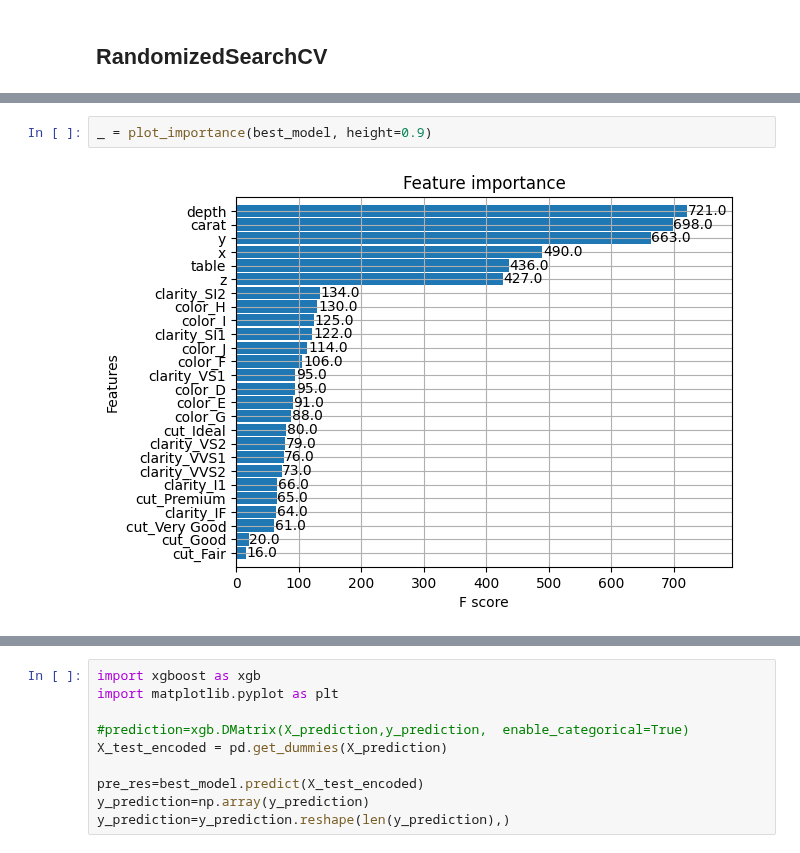
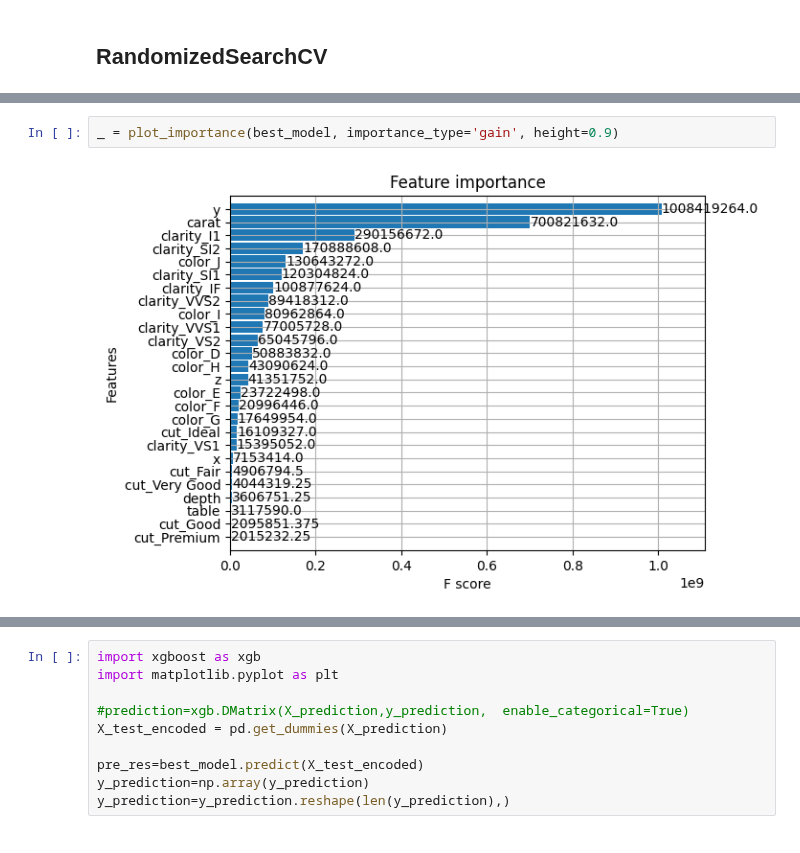
Before and after one commit to davidliu52/ml_learning, a Jupyter notebook: textbook/xgboost-diamond.ipynb, the cells around one changed output, grey strips where cells are left out. Saved outputs shown, nothing was run; the diff lists cells and outputs as text.

```diff
--- a/textbook/xgboost-diamond.ipynb
+++ b/textbook/xgboost-diamond.ipynb
@@ -156,4 +156,4 @@ Best parameters set:{'lambda': 1.35, 'alpha': 1.2}
 # %%
-_ = plot_importance(best_model, height=0.9)
+_ = plot_importance(best_model, importance_type='gain', height=0.9)
 # %% [output]
-[figure, old version]
+[figure, new version]
```
Also changed, not shown: parts of 4 cells of this notebook.
